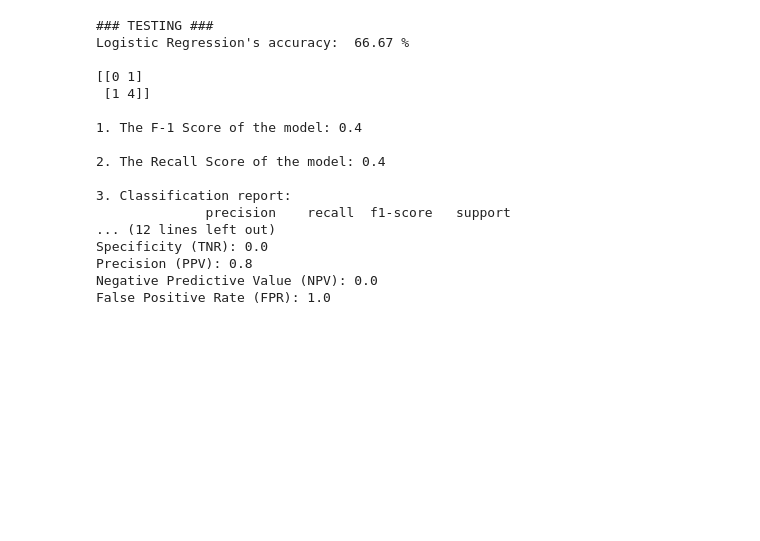
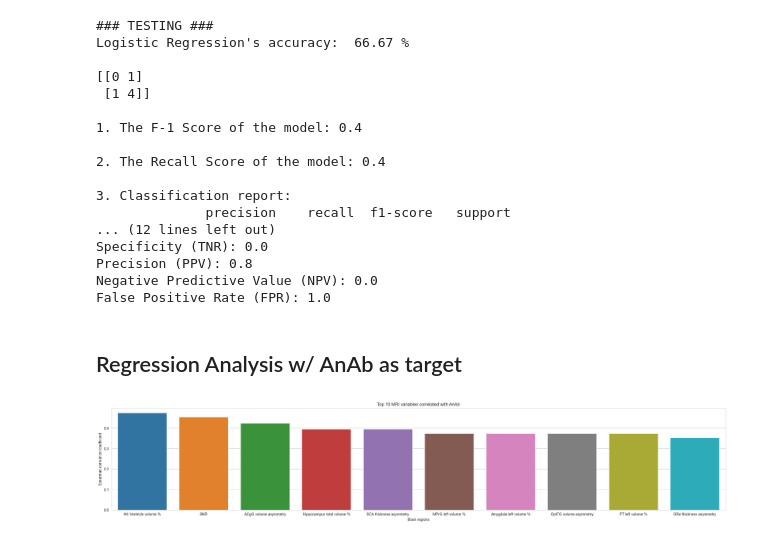
Before and after one commit to Sebarz98/Neuro_Lupus, a Jupyter notebook: models/Regression_Analysis.ipynb, the cells around one changed output. Drawn from its saved outputs; the diff is of its cells as text; code cells hidden in the pictures; blank space fills up the shorter version.

```diff
--- a/models/Regression_Analysis.ipynb
+++ b/models/Regression_Analysis.ipynb
@@ -213,3 +228,28 @@ Specificity (TNR): 0.0
 Precision (PPV): 0.8
 Negative Predictive Value (NPV): 0.0
 False Positive Rate (FPR): 1.0
+# %% [markdown]
+## Regression Analysis w/ AnAb as target
+# %%
+# Computes feature correlation
+df_corr = df.corr(method="spearman")
+
+# Select the row of the correlation matrix corresponding to 'result'
+pearson_corr = df_corr.loc['AnAb ',"SNR":"PO thickness asymmetry"]
+
+# Sort the correlations in descending order
+pearson_corr = pearson_corr.sort_values(ascending=False)
+
+# Select the top 10 correlated variables
+top_10_corr = pearson_corr.iloc[1:11]
+
+# Plot the top 10 correlations using a barplot
+sns.set_style("whitegrid")
+plt.figure(figsize=(30,5))
+ax = sns.barplot(x=top_10_corr.index, y=top_10_corr.values)
+plt.title('Top 10 MRI variables correlated with AnAb')
+plt.xlabel('Brain regions')
+plt.ylabel('Spearman correlation coefficient')
+plt.show()
+# %% [output]
+[figure, added]
```
Also changed, not shown: parts of 25 cells of this notebook, 4 other files.
